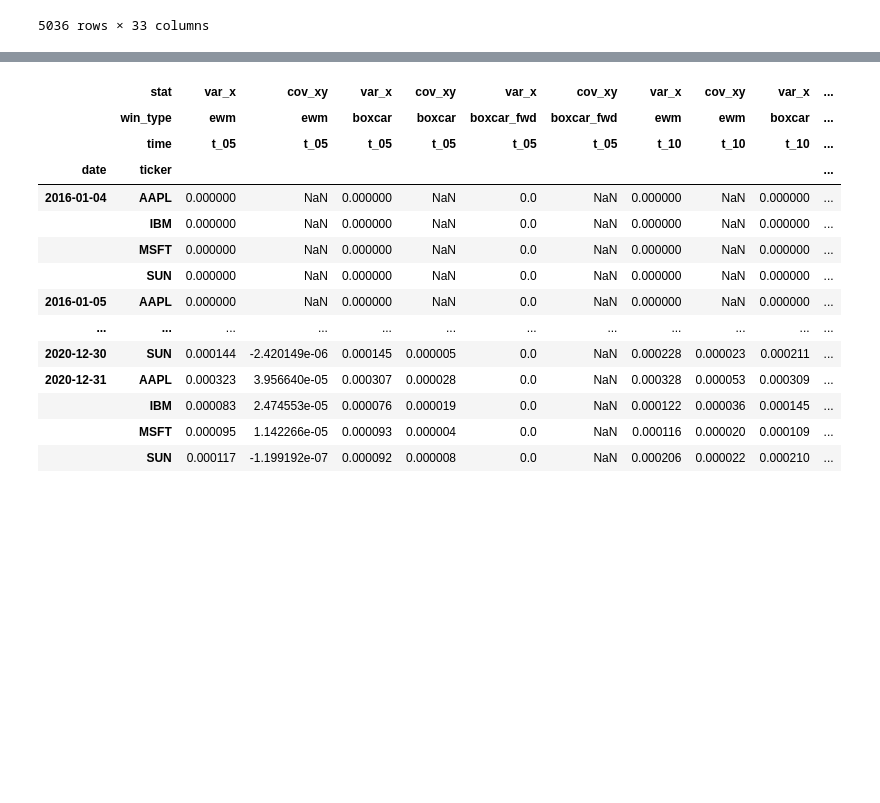
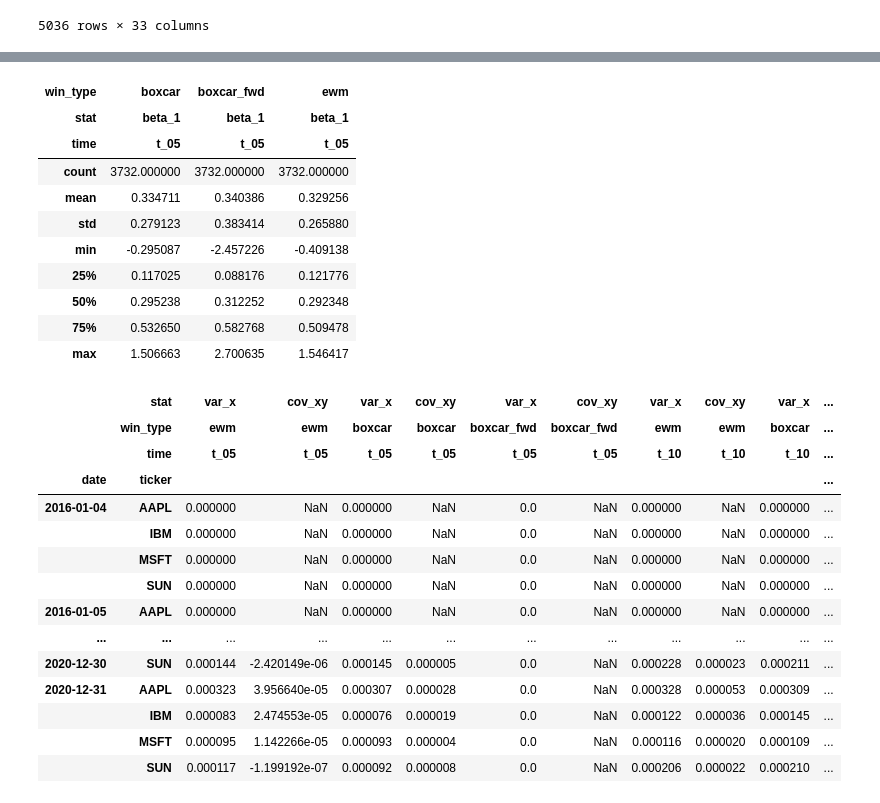
Before and after one commit to CalebEverett/finm33150-rolling-regressions, a Jupyter notebook: rolling_regressions.ipynb, the cells around one changed output, grey strips where cells are left out. Drawn from its saved outputs; the diff is of its cells as text; code cells hidden in the pictures; blank space fills up the shorter version.

```diff
--- a/rolling_regressions.ipynb
+++ b/rolling_regressions.ipynb
@@ -111,0 +145,15 @@ df_betas
+# %%
+ticker = ["AAPL"]
+time = times[0]
+fig = utils.go.Figure()
+fig.add_histogram(x=df_betas[("boxcar", "beta_1", f"t_{time:02d}")].loc[ticker].values, histnorm="percent", name="boxcar", opacity=0.7)
+fig.add_histogram(x=df_betas[("boxcar_fwd", "beta_1", "t_05")].loc[ticker].values, histnorm="percent", name="boxcar_fwd", opacity=0.7)
+fig.add_histogram(x=df_betas[("ewm", "beta_1", f"t_{time:02d}")].loc[ticker].values, histnorm="percent", name="ewm", opacity=0.7)
+fig.update_layout(
+    title_text=("Coefficients Histograms"),
+    font=dict(size=10),
+    margin=dict(l=50, r=10, b=40, t=90),
+    barmode="overlay",
+    yaxis_title="% of all coefficients",
+    xaxis_title="coefficient",
+)
@@ -112,3 +180,17 @@ df_betas
+# %%
+df_betas[[("boxcar", "beta_1", f"t_{time:02d}"), ("boxcar_fwd", "beta_1", "t_05"), ("ewm", "beta_1", f"t_{time:02d}")]].loc[ticker].dropna().describe()
+# %% [output]
+| win_type | boxcar | boxcar_fwd | ewm |
+| stat | beta_1 | beta_1 | beta_1 |
+| time | t_05 | t_05 | t_05 |
+| count | 3732.000000 | 3732.000000 | 3732.000000 |
+| mean | 0.334711 | 0.340386 | 0.329256 |
+| std | 0.279123 | 0.383414 | 0.265880 |
+| min | -0.295087 | -2.457226 | -0.409138 |
+| 25% | 0.117025 | 0.088176 | 0.121776 |
+| 50% | 0.295238 | 0.312252 | 0.292348 |
+| 75% | 0.532650 | 0.582768 | 0.509478 |
+| max | 1.506663 | 2.700635 | 1.546417 |
 # %%
 df_vars
 # %% [output]
```
Also changed, not shown: parts of 5 cells of this notebook.
